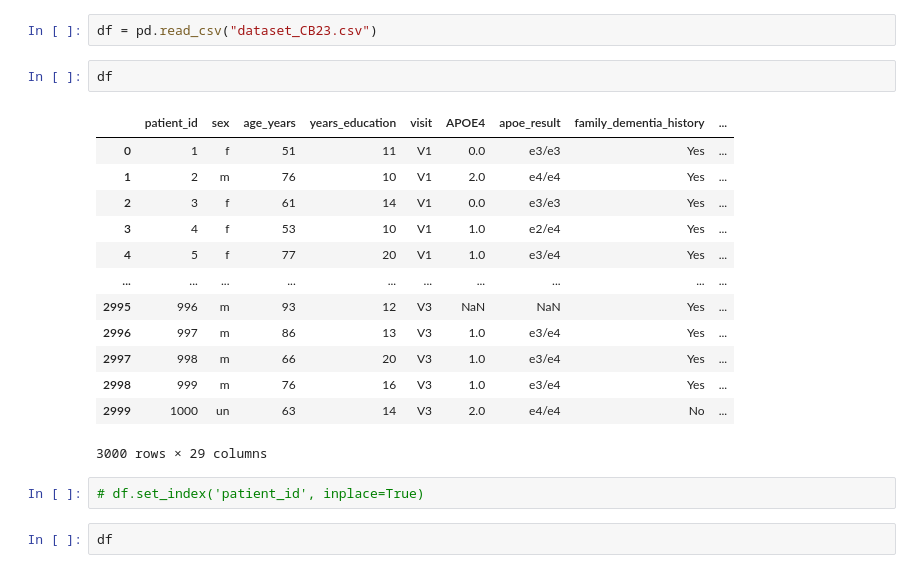
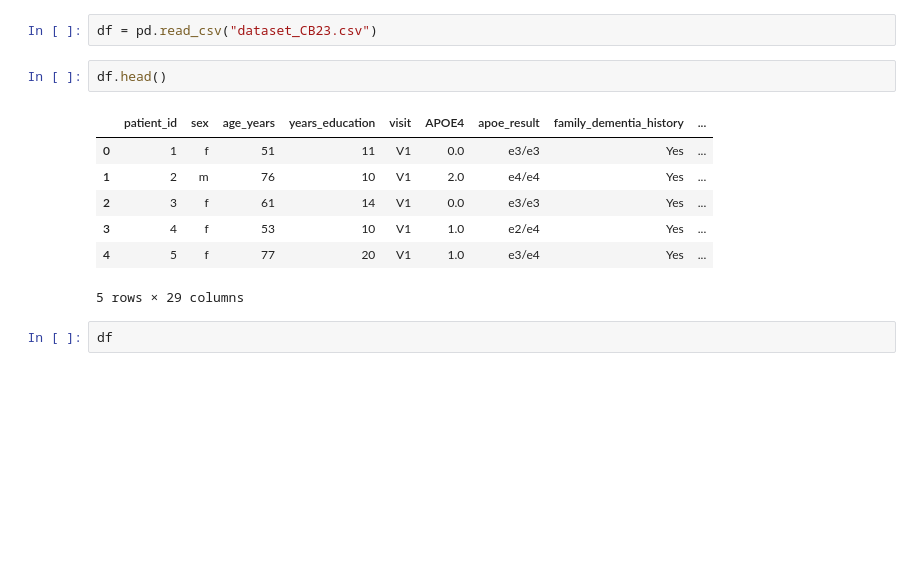
Before and after one commit to SofiaG73/ml_alzheimer, a Jupyter notebook: analisedados.ipynb, the cells around one changed output. Saved outputs shown, nothing was run; the diff lists cells and outputs as text; blank space fills up the shorter version.

```diff
--- a/analisedados.ipynb
+++ b/analisedados.ipynb
@@ -12,23 +12,15 @@ import seaborn as sns
 # %%
 df = pd.read_csv("dataset_CB23.csv")
 # %%
-df
+df.head()
 # %% [output]
 |  | patient_id | sex | age_years | years_education | visit | APOE4 | apoe_result | family_dementia_history | ... |
 | 0 | 1 | f | 51 | 11 | V1 | 0.0 | e3/e3 | Yes | ... |
 | 1 | 2 | m | 76 | 10 | V1 | 2.0 | e4/e4 | Yes | ... |
 | 2 | 3 | f | 61 | 14 | V1 | 0.0 | e3/e3 | Yes | ... |
 | 3 | 4 | f | 53 | 10 | V1 | 1.0 | e2/e4 | Yes | ... |
 | 4 | 5 | f | 77 | 20 | V1 | 1.0 | e3/e4 | Yes | ... |
-| ... | ... | ... | ... | ... | ... | ... | ... | ... | ... |
-| 2995 | 996 | m | 93 | 12 | V3 | NaN | NaN | Yes | ... |
-| 2996 | 997 | m | 86 | 13 | V3 | 1.0 | e3/e4 | Yes | ... |
-| 2997 | 998 | m | 66 | 20 | V3 | 1.0 | e3/e4 | Yes | ... |
-| 2998 | 999 | m | 76 | 16 | V3 | 1.0 | e3/e4 | Yes | ... |
-| 2999 | 1000 | un | 63 | 14 | V3 | 2.0 | e4/e4 | No | ... |
-3000 rows × 29 columns
+5 rows × 29 columns
-# %%
-# df.set_index('patient_id', inplace=True)
 # %%
 df
 # %% [output]
```
Also changed, not shown: parts of 29 cells of this notebook.
